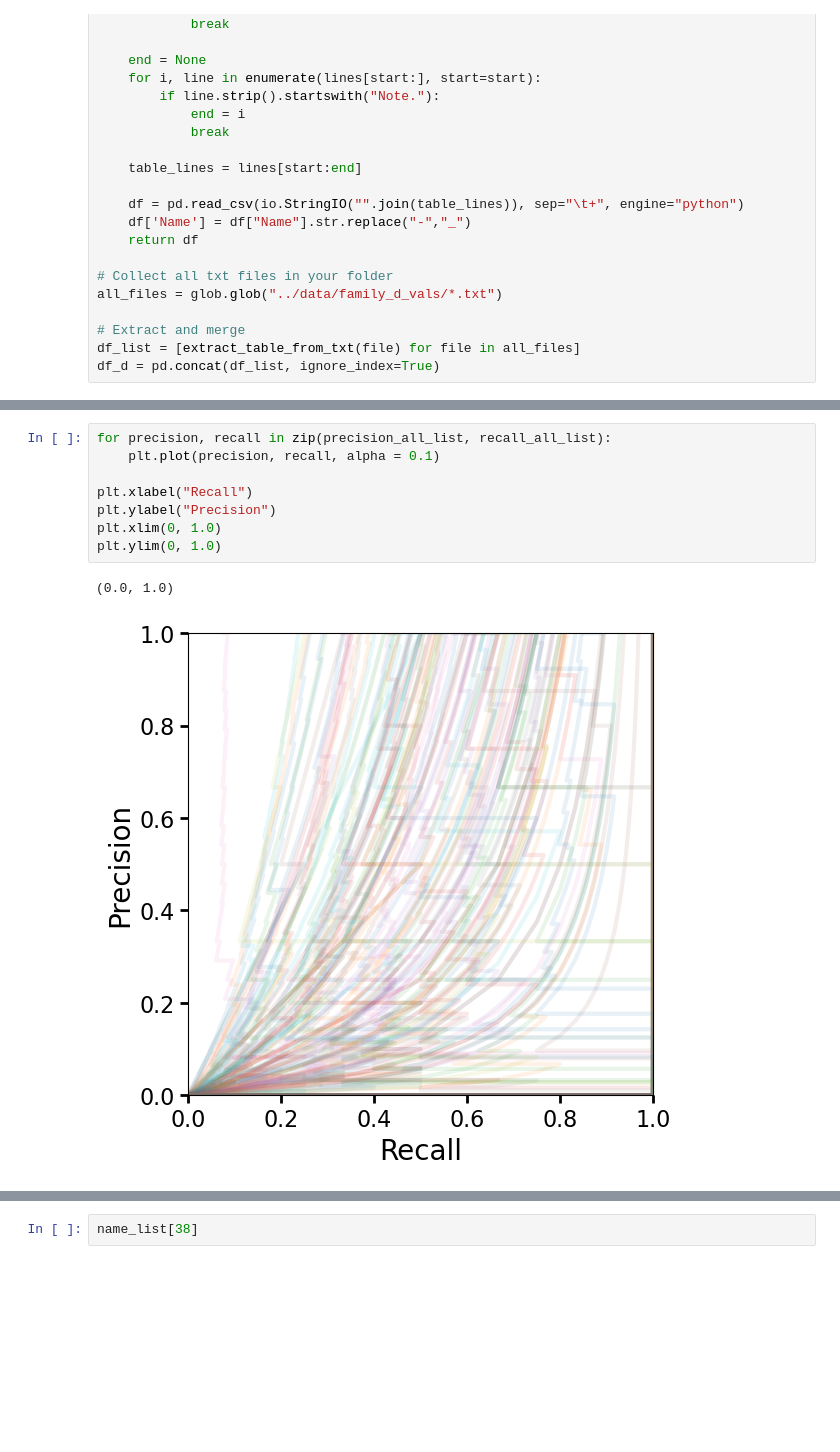
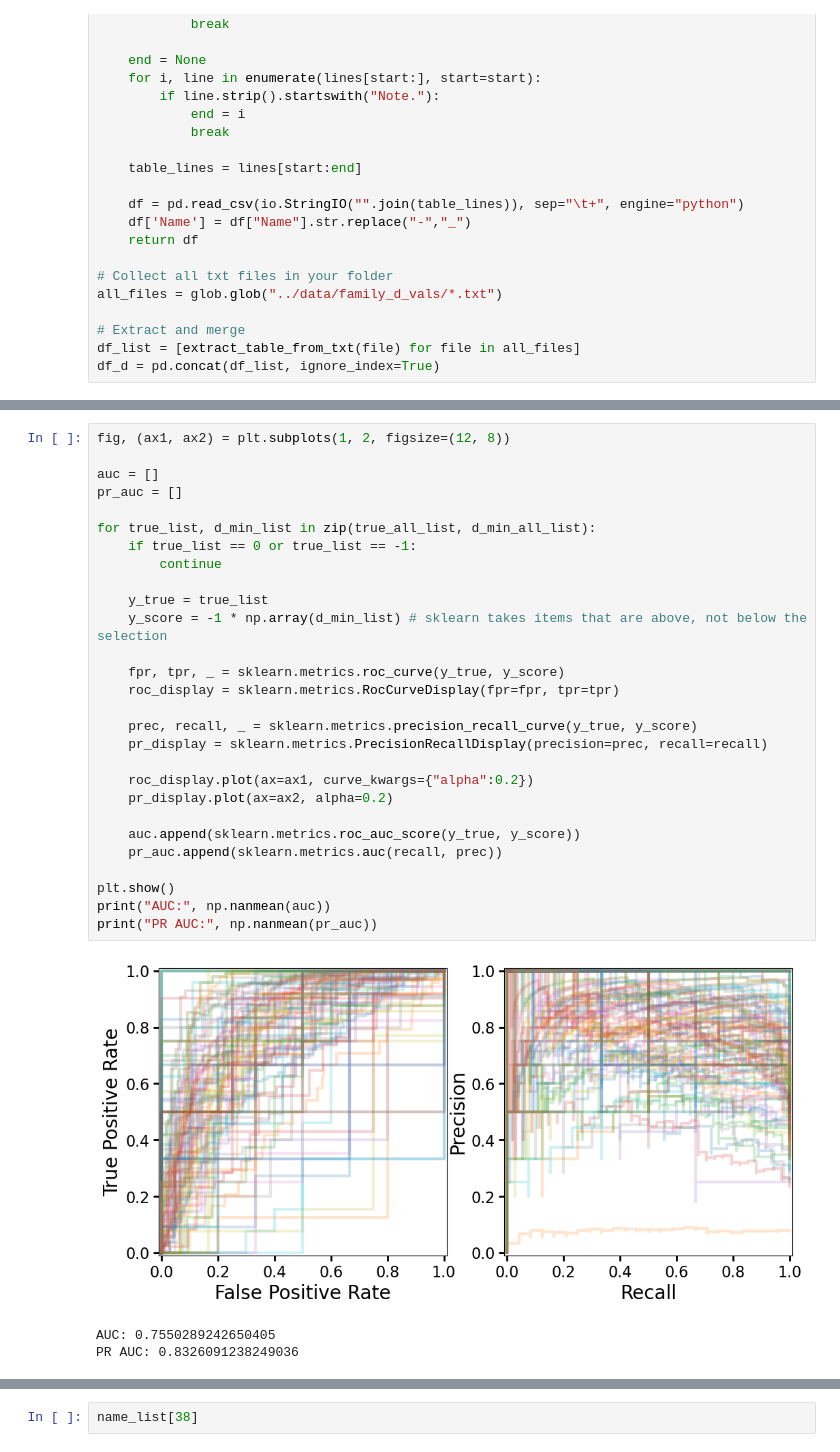
Before and after one commit to YangShen31/proper_elements_prediction, a Jupyter notebook: 4_family_identification/histogram_generations.ipynb, the cells around one changed output, grey strips where cells are left out. Cells and saved outputs as stored; diff of their text form; blank space fills up the shorter version.

```diff
--- a/4_family_identification/histogram_generations.ipynb
+++ b/4_family_identification/histogram_generations.ipynb
@@ -242,14 +236,35 @@ plt.plot(precision_all_list, recall_all_list[21])
-# %%
-for precision, recall in zip(precision_all_list, recall_all_list):
-    plt.plot(precision, recall, alpha = 0.1)
-
-plt.xlabel("Recall")
-plt.ylabel("Precision")
-plt.xlim(0, 1.0)
-plt.ylim(0, 1.0)
-# %% [output]
-(0.0, 1.0)
-[figure, removed]
+# %%
+fig, (ax1, ax2) = plt.subplots(1, 2, figsize=(12, 8))
+
+auc = []
+pr_auc = []
+
+for true_list, d_min_list in zip(true_all_list, d_min_all_list):
+    if true_list == 0 or true_list == -1:
+        continue
+
+    y_true = true_list
+    y_score = -1 * np.array(d_min_list) # sklearn takes items that are above, not below the selection
+
+    fpr, tpr, _ = sklearn.metrics.roc_curve(y_true, y_score)
+    roc_display = sklearn.metrics.RocCurveDisplay(fpr=fpr, tpr=tpr)
+
+    prec, recall, _ = sklearn.metrics.precision_recall_curve(y_true, y_score)
+    pr_display = sklearn.metrics.PrecisionRecallDisplay(precision=prec, recall=recall)
+
+    roc_display.plot(ax=ax1, curve_kwargs={"alpha":0.2})
+    pr_display.plot(ax=ax2, alpha=0.2)
+
+    auc.append(sklearn.metrics.roc_auc_score(y_true, y_score))
+    pr_auc.append(sklearn.metrics.auc(recall, prec))
+
+plt.show()
+print("AUC:", np.nanmean(auc))
+print("PR AUC:", np.nanmean(pr_auc))
+# %% [output]
+[figure, added]
+AUC: 0.7550289242650405
+PR AUC: 0.8326091238249036
 # %%
 plt.hist(d_90_list, bins = 20)
 plt.title("d to reach percent of detection = 90")
```
Also changed, not shown: parts of 9 cells of this notebook.
